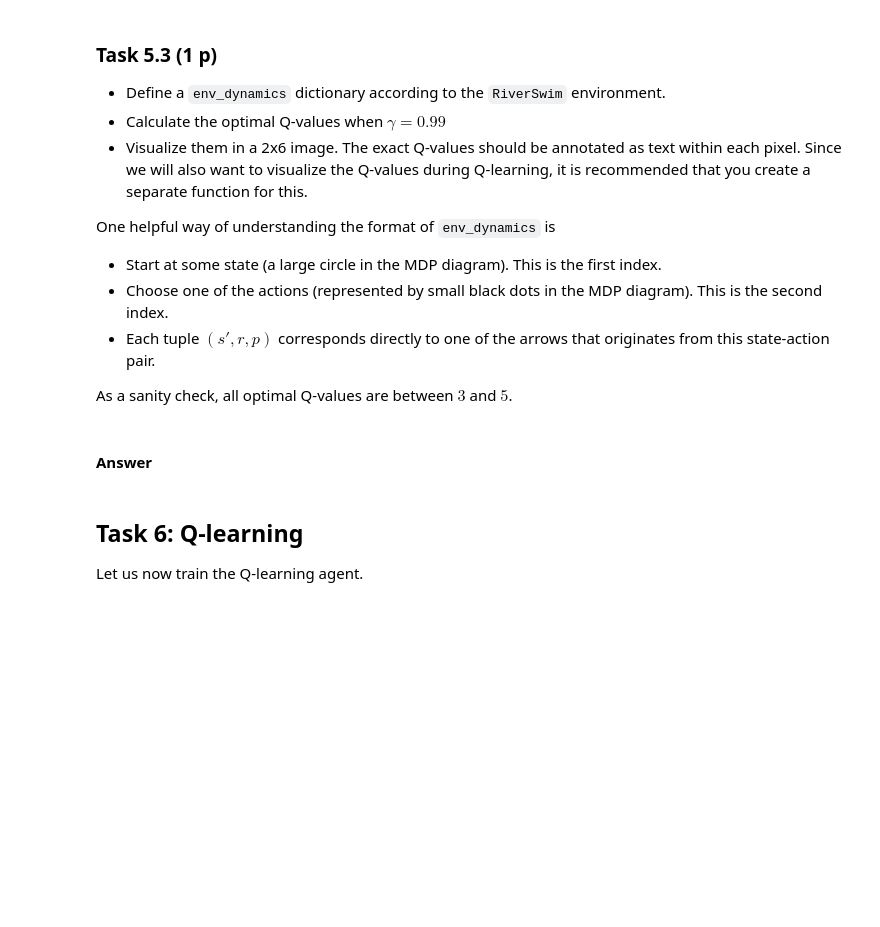
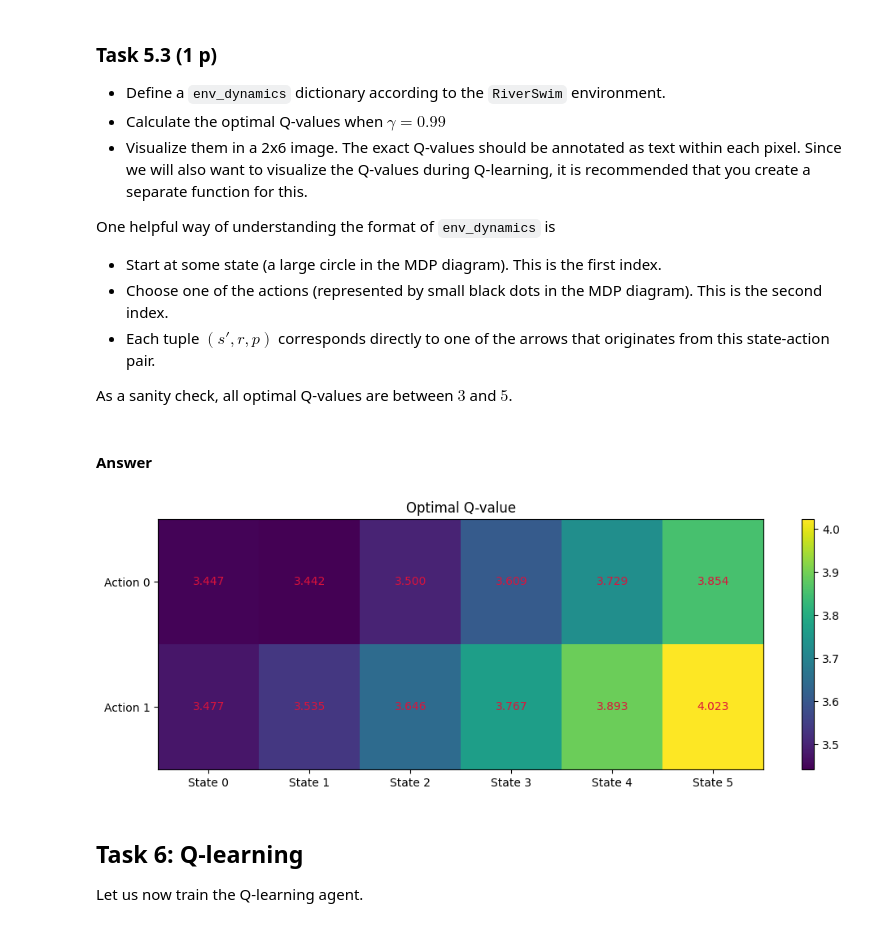
Before and after one commit to amamiya-yuuko-1225/advml, a Jupyter notebook: Project2/assignment2.ipynb, the cells around one changed output. Cells and saved outputs as stored; diff of their text form; code cells hidden in the pictures; blank space fills up the shorter version.

```diff
--- a/Project2/assignment2.ipynb
+++ b/Project2/assignment2.ipynb
@@ -473,12 +501,58 @@ As a sanity check, all optimal Q-values are between $3$ and $5$.
 # %% [markdown]
 #### Answer
 # %%
-env_dynamics = {}
-
 r_small = 5/1000
 r_large = 1
+env_dynamics = {
+    0: {
+        0: [(0, r_small, 1.0)],
+        1: [(0, 0, 0.4), (1, 0, 0.6)]
+    },
+    1: {
+        0: [(0, 0, 1)],
+        1: [(0, 0, 0.05),(1, 0, 0.6),(2, 0, 0.35)]
+    },
+    2: {
+        0: [(1, 0, 1.0)],
+        1: [(1, 0, 0.05), (2, 0, 0.6), (3, 0, 0.35)]
+    },
+    3: {
+        0: [(2, 0, 1.0)],
+        1: [(2, 0, 0.05), (3, 0, 0.6), (4, 0, 0.35)]
+    },
+    4: {
+        0: [(3, 0, 1.0)],
+        1: [(3, 0, 0.05), (4, 0, 0.6), (5, 0, 0.35)]
+    },
+    5: {
+        0: [(4, 0, 1.0)],
+        1: [(4, 0, 0.4), (5, 0, 0.4), (0, r_large, 0.2)]
+    }
+}
 
-# TODO
+gamma = 0.99
+optimal_q_value = qvalue_iteration(env_dynamics, gamma)
+
+def visualize_q_value(q_value, title="Q-values"):
+    fig, ax = plt.subplots(figsize=(12, 4))
+    im = ax.imshow(q_value.T, cmap='viridis', aspect='auto')
+
+    ax.set_xticks(np.arange(q_value.shape[0]))
+    ax.set_yticks(np.arange(q_value.shape[1]))
+    ax.set_xticklabels([f'State {i}' for i in range(q_value.shape[0])])
+    ax.set_yticklabels([f'Action {i}' for i in range(q_value.shape[1])])
+
+    for i in range(q_value.shape[0]):
+        for j in range(q_value.shape[1]):
+            ax.text(i, j, f'{q_value[i, j]:.3f}', ha='center', va='center', color='crimson')
+
+    fig.colorbar(im)
+    ax.set_title(title)
+    plt.show()
+
+visualize_q_value(optimal_q_value, title="Optimal Q-value")
+# %% [output]
+[figure, added]
 # %% [markdown]
 ## Task 6: Q-learning
 
```
Also changed, not shown: parts of 7 cells of this notebook.
